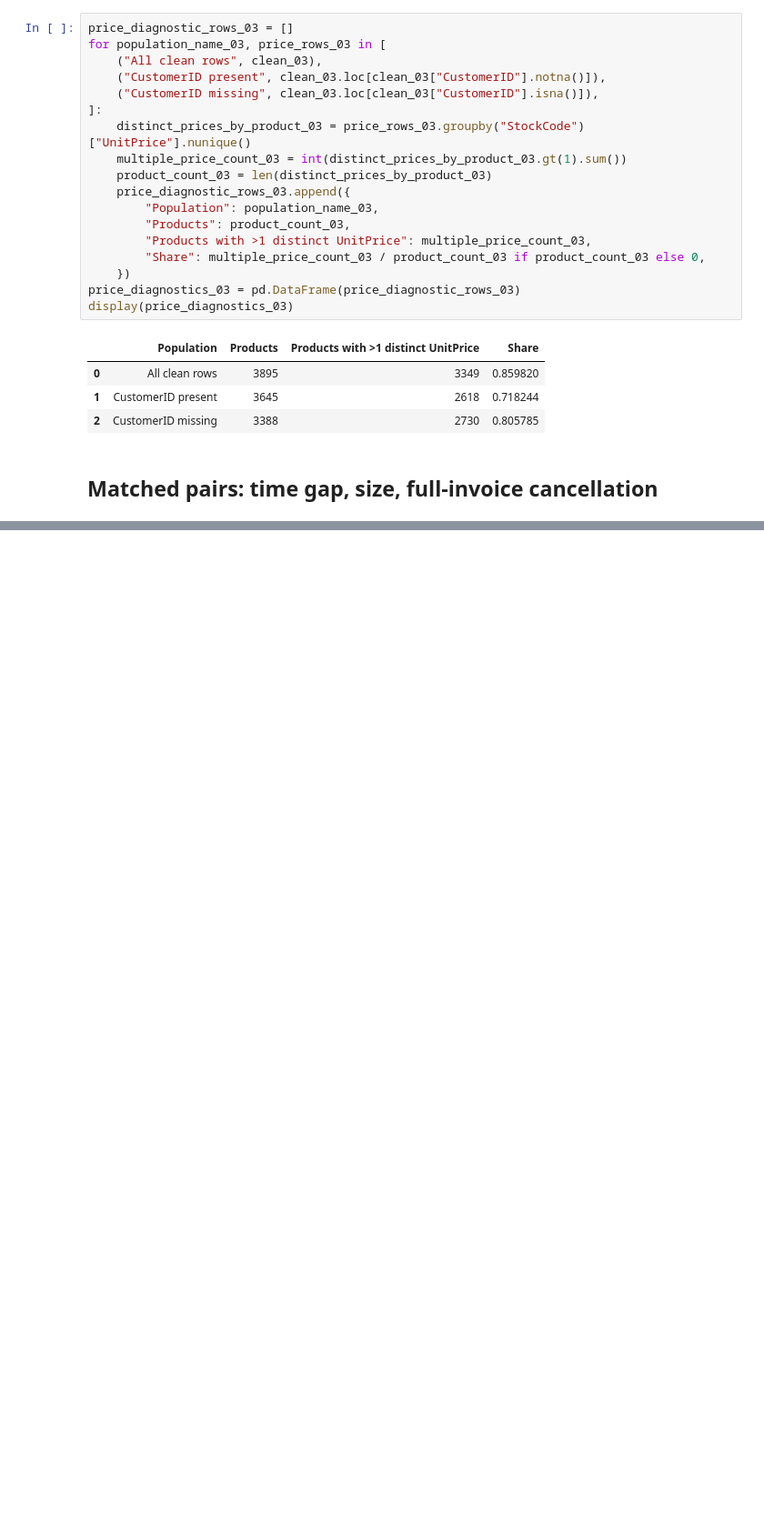
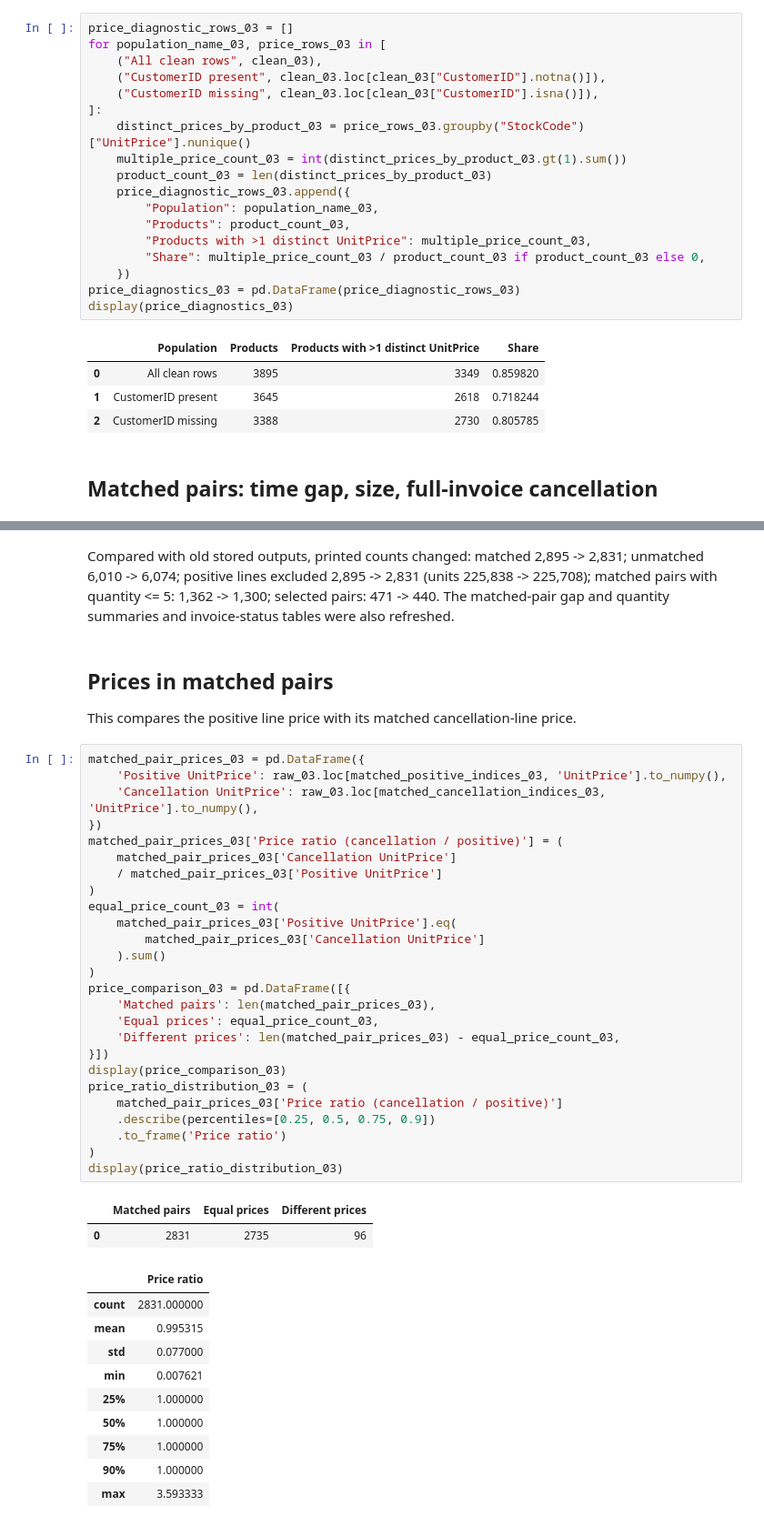
Before and after one commit to Omar-BenAmara/pricing-demand-analysis, a Jupyter notebook: notebooks/03_clean_foundation.ipynb, the cells around one changed output, grey strips where cells are left out. Shown at 91% size. Cells and saved outputs as stored; diff of their text form; blank space fills up the shorter version.

```diff
--- a/notebooks/03_clean_foundation.ipynb
+++ b/notebooks/03_clean_foundation.ipynb
@@ -357,0 +455,45 @@ Pairs meeting Quantity >= 1000 or gap < 1 hour: 471; shown: 40
+# %% [markdown]
+Compared with old stored outputs, printed counts changed: matched 2,895 -> 2,831; unmatched 6,010 -> 6,074; positive lines excluded 2,895 -> 2,831 (units 225,838 -> 225,708); matched pairs with quantity <= 5: 1,362 -> 1,300; selected pairs: 471 -> 440. The matched-pair gap and quantity summaries and invoice-status tables were also refreshed.
+# %% [markdown]
+## Prices in matched pairs
+
+This compares the positive line price with its matched cancellation-line price.
+# %%
+matched_pair_prices_03 = pd.DataFrame({
+    'Positive UnitPrice': raw_03.loc[matched_positive_indices_03, 'UnitPrice'].to_numpy(),
+    'Cancellation UnitPrice': raw_03.loc[matched_cancellation_indices_03, 'UnitPrice'].to_numpy(),
+})
+matched_pair_prices_03['Price ratio (cancellation / positive)'] = (
+    matched_pair_prices_03['Cancellation UnitPrice']
+    / matched_pair_prices_03['Positive UnitPrice']
+)
+equal_price_count_03 = int(
+    matched_pair_prices_03['Positive UnitPrice'].eq(
+        matched_pair_prices_03['Cancellation UnitPrice']
+    ).sum()
+)
+price_comparison_03 = pd.DataFrame([{
+    'Matched pairs': len(matched_pair_prices_03),
+    'Equal prices': equal_price_count_03,
+    'Different prices': len(matched_pair_prices_03) - equal_price_count_03,
+}])
+display(price_comparison_03)
+price_ratio_distribution_03 = (
+    matched_pair_prices_03['Price ratio (cancellation / positive)']
+    .describe(percentiles=[0.25, 0.5, 0.75, 0.9])
+    .to_frame('Price ratio')
+)
+display(price_ratio_distribution_03)
+# %% [output]
+|  | Matched pairs | Equal prices | Different prices |
+| 0 | 2831 | 2735 | 96 |
+|  | Price ratio |
+| count | 2831.000000 |
+| mean | 0.995315 |
+| std | 0.077000 |
+| min | 0.007621 |
+| 25% | 1.000000 |
+| 50% | 1.000000 |
+| 75% | 1.000000 |
+| 90% | 1.000000 |
+| max | 3.593333 |
```
Also changed, not shown: parts of 11 cells of this notebook.
